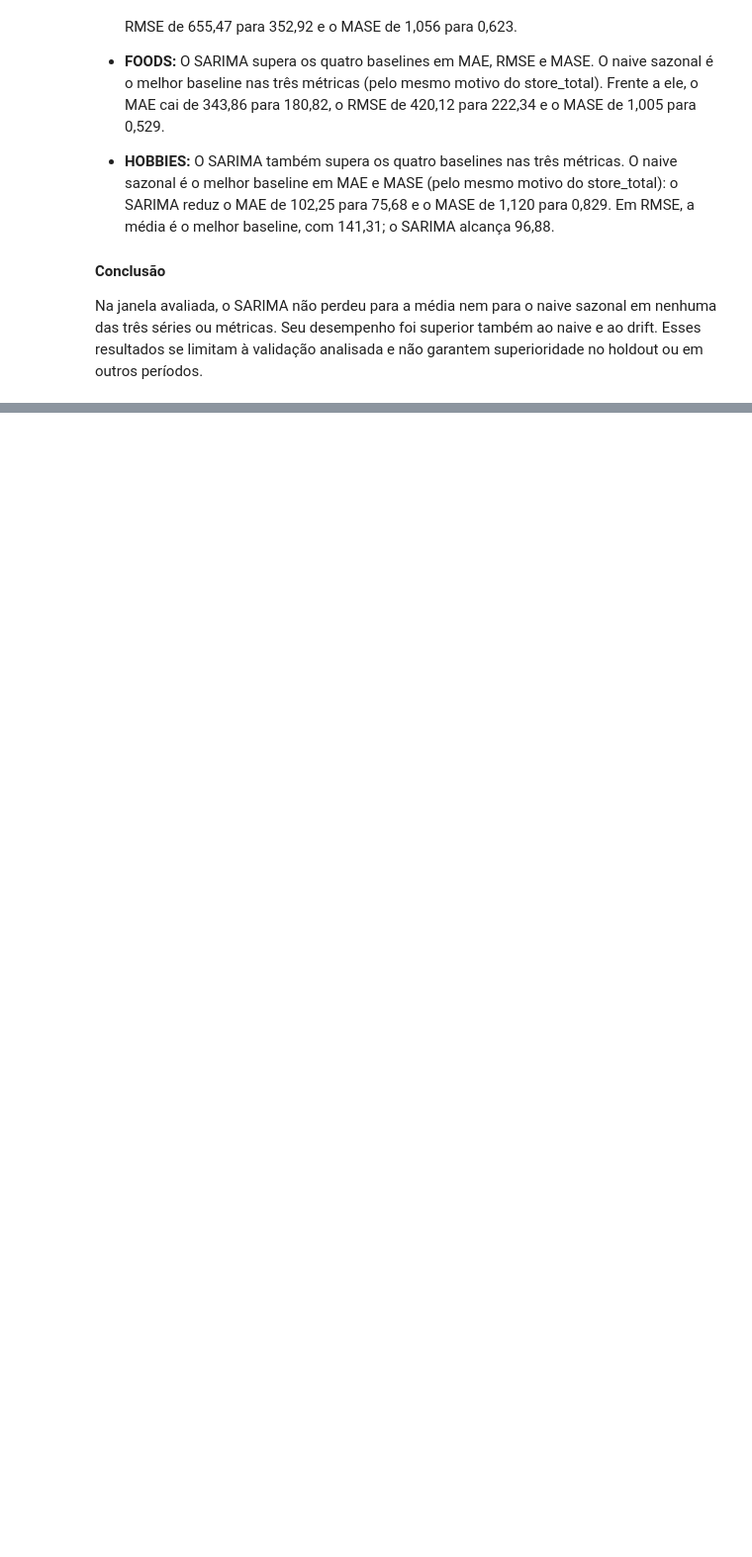
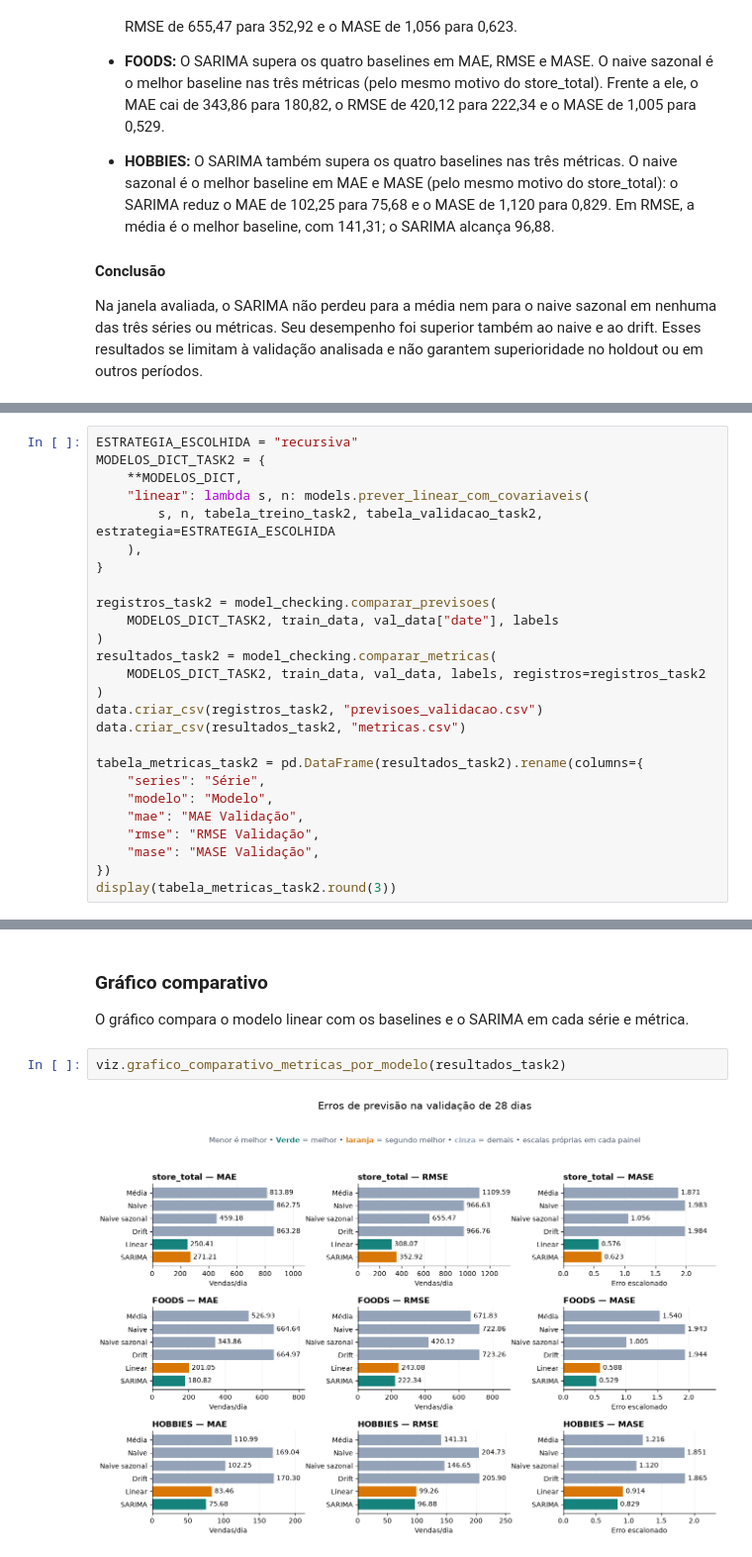
Before and after one commit to mistercapote/time-series-a2-2026, a Jupyter notebook: main.ipynb, the cells around one changed output, grey strips where cells are left out. Shown at 99% size. Cells and saved outputs as stored; diff of their text form; blank space fills up the shorter version.

Commit message:
fix: corrige estratégias lineares e integração ao pipeline

```diff
--- a/main.ipynb
+++ b/main.ipynb
@@ -371,0 +419,26 @@ Na janela avaliada, o SARIMA não perdeu para a média nem para o naive sazonal
+# %%
+ESTRATEGIA_ESCOLHIDA = "recursiva"
+MODELOS_DICT_TASK2 = {
+    **MODELOS_DICT,
+    "linear": lambda s, n: models.prever_linear_com_covariaveis(
+        s, n, tabela_treino_task2, tabela_validacao_task2, estrategia=ESTRATEGIA_ESCOLHIDA
+    ),
+}
+
+registros_task2 = model_checking.comparar_previsoes(
+    MODELOS_DICT_TASK2, train_data, val_data["date"], labels
+)
+resultados_task2 = model_checking.comparar_metricas(
+    MODELOS_DICT_TASK2, train_data, val_data, labels, registros=registros_task2
+)
+data.criar_csv(registros_task2, "previsoes_validacao.csv")
+data.criar_csv(resultados_task2, "metricas.csv")
+
+tabela_metricas_task2 = pd.DataFrame(resultados_task2).rename(columns={
+    "series": "Série",
+    "modelo": "Modelo",
+    "mae": "MAE Validação",
+    "rmse": "RMSE Validação",
+    "mase": "MASE Validação",
+})
+display(tabela_metricas_task2.round(3))
@@ -371,0 +465,8 @@ Na janela avaliada, o SARIMA não perdeu para a média nem para o naive sazonal
+# %% [markdown]
+### Gráfico comparativo
+
+O gráfico compara o modelo linear com os baselines e o SARIMA em cada série e métrica.
+# %%
+viz.grafico_comparativo_metricas_por_modelo(resultados_task2)
+# %% [output]
+[figure, added]
```
Also changed, not shown: parts of 12 cells of this notebook, 10 other files.
